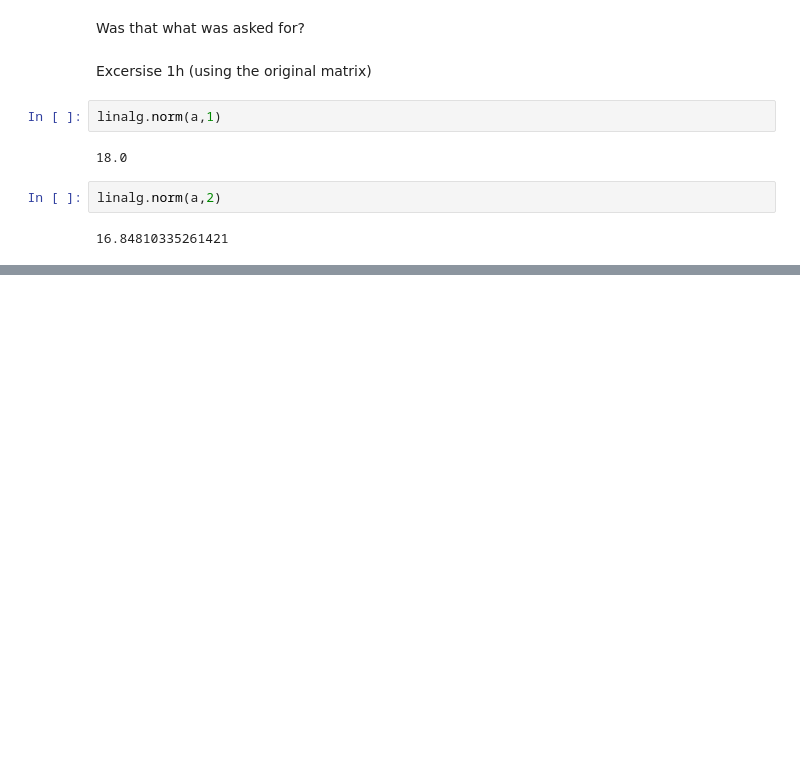
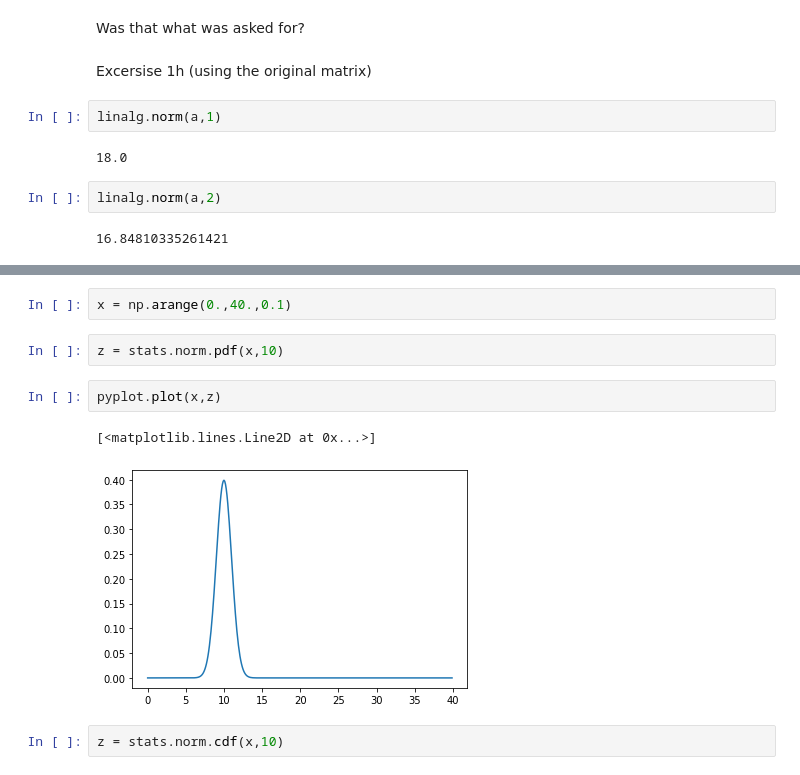
Before and after one commit to U-Wik/my_repository, a Jupyter notebook: dag 5/Dag 5.ipynb, the cells around one changed output, grey strips where cells are left out. Cells and saved outputs as stored; diff of their text form; blank space fills up the shorter version.

```diff
--- a/dag 5/Dag 5.ipynb
+++ b/dag 5/Dag 5.ipynb
@@ -87,0 +123,11 @@ linalg.norm(a,2)
+# %%
+x = np.arange(0.,40.,0.1)
+# %%
+z = stats.norm.pdf(x,10)
+# %%
+pyplot.plot(x,z)
+# %% [output]
+[<matplotlib.lines.Line2D at 0x...>]
+[figure, added]
+# %%
+z = stats.norm.cdf(x,10)
```
Also changed, not shown: parts of 19 cells of this notebook.
